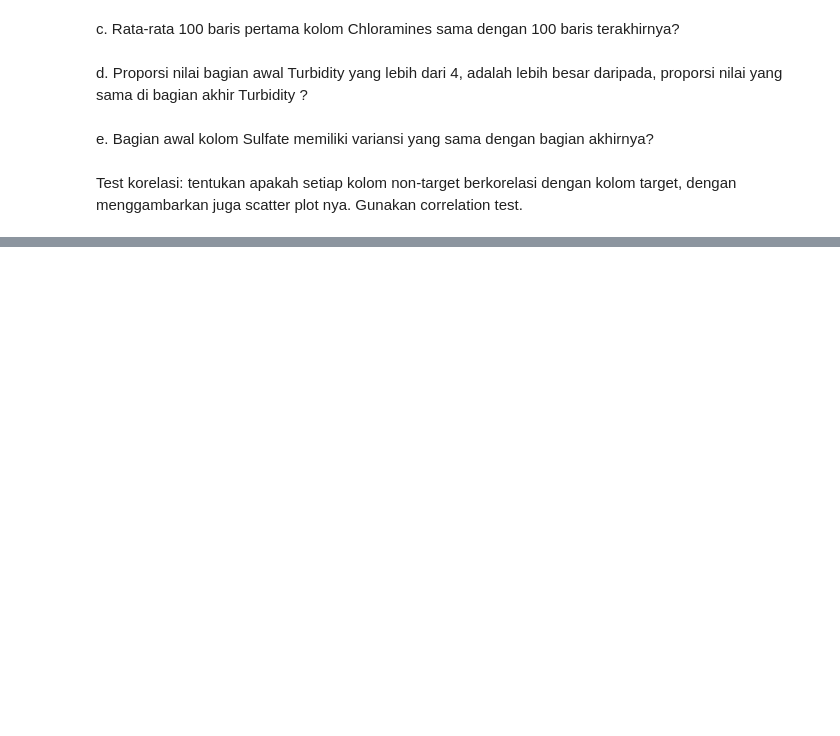
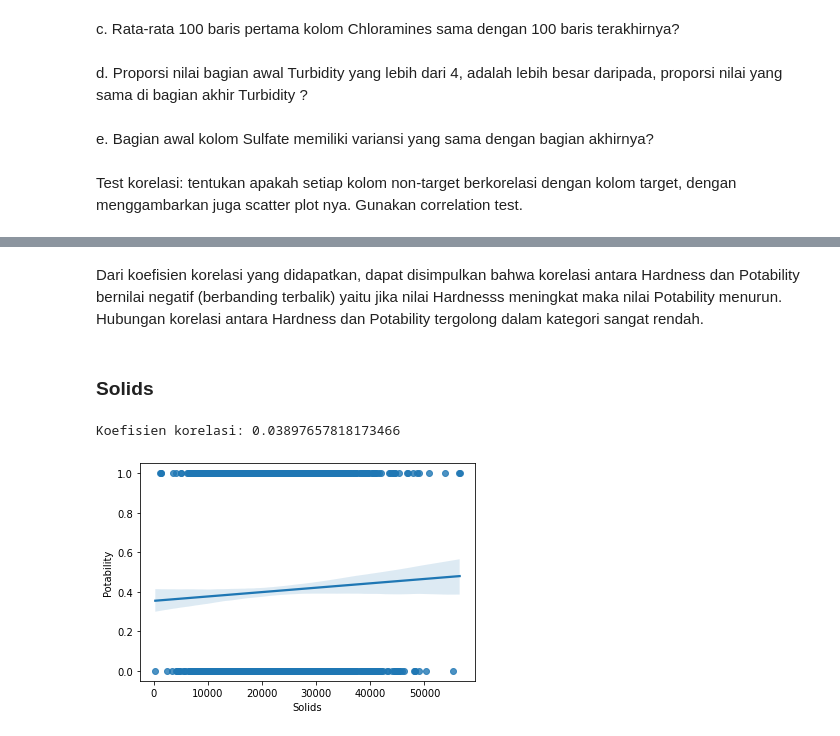
Before and after one commit to clauculus/probstat-analysis, a Jupyter notebook: K01-T1-IF2220-13520073.ipynb, the cells around one changed output, grey strips where cells are left out. Drawn from its saved outputs; the diff is of its cells as text; code cells hidden in the pictures; blank space fills up the shorter version.

```diff
--- a/K01-T1-IF2220-13520073.ipynb
+++ b/K01-T1-IF2220-13520073.ipynb
@@ -1071,0 +1009,11 @@ Correlation: 0.022331042640622675
+# %% [markdown]
+Dari koefisien korelasi yang didapatkan, dapat disimpulkan bahwa korelasi antara Hardness dan Potability bernilai negatif (berbanding terbalik) yaitu jika nilai Hardnesss meningkat maka nilai Potability menurun. Hubungan korelasi antara Hardness dan Potability tergolong dalam kategori sangat rendah.
+# %% [markdown]
+### Solids
+# %%
+sns.regplot(x = df["Solids"], y = df["Potability"])
+
+print("Koefisien korelasi: " + str((df["Solids"].corr(df["Potability"]))))
+# %% [output]
+Koefisien korelasi: 0.03897657818173466
+[figure, added]
```
Also changed, not shown: parts of 51 cells of this notebook.
